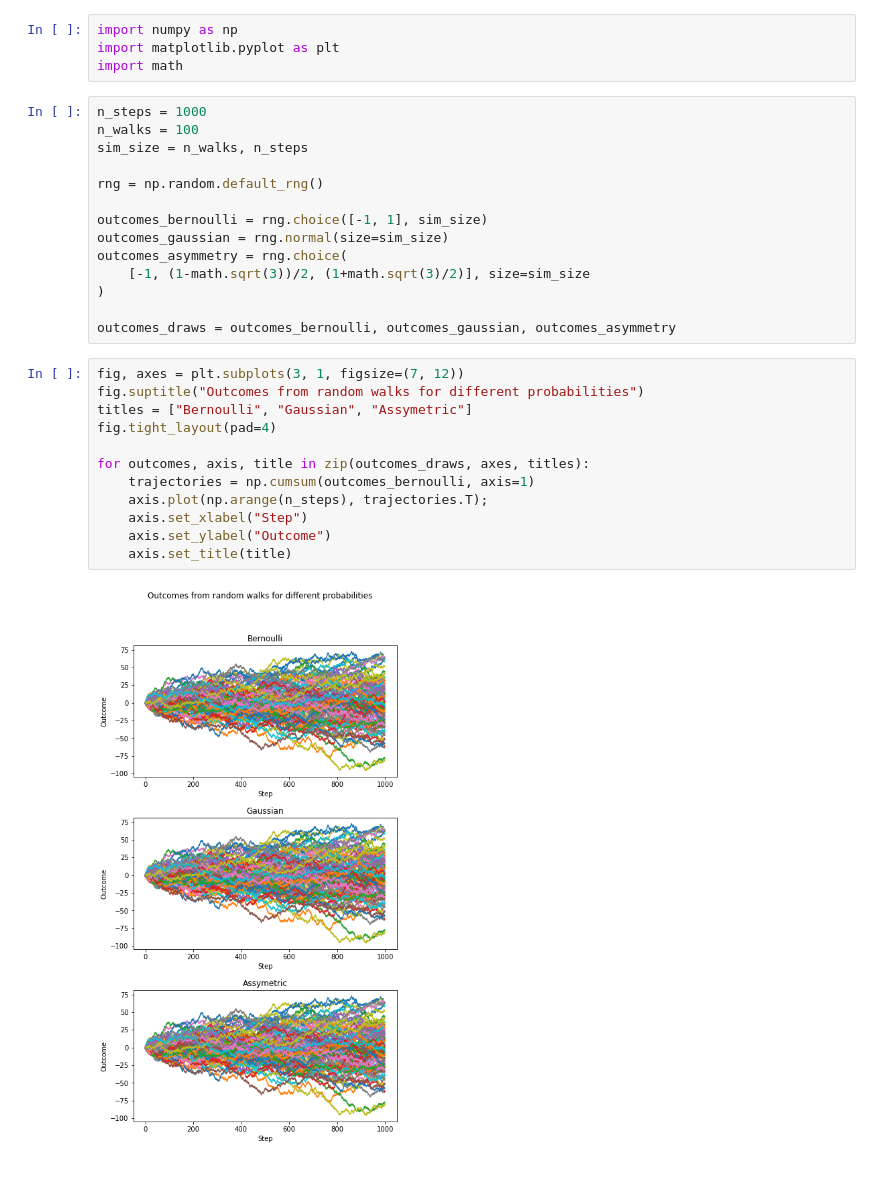
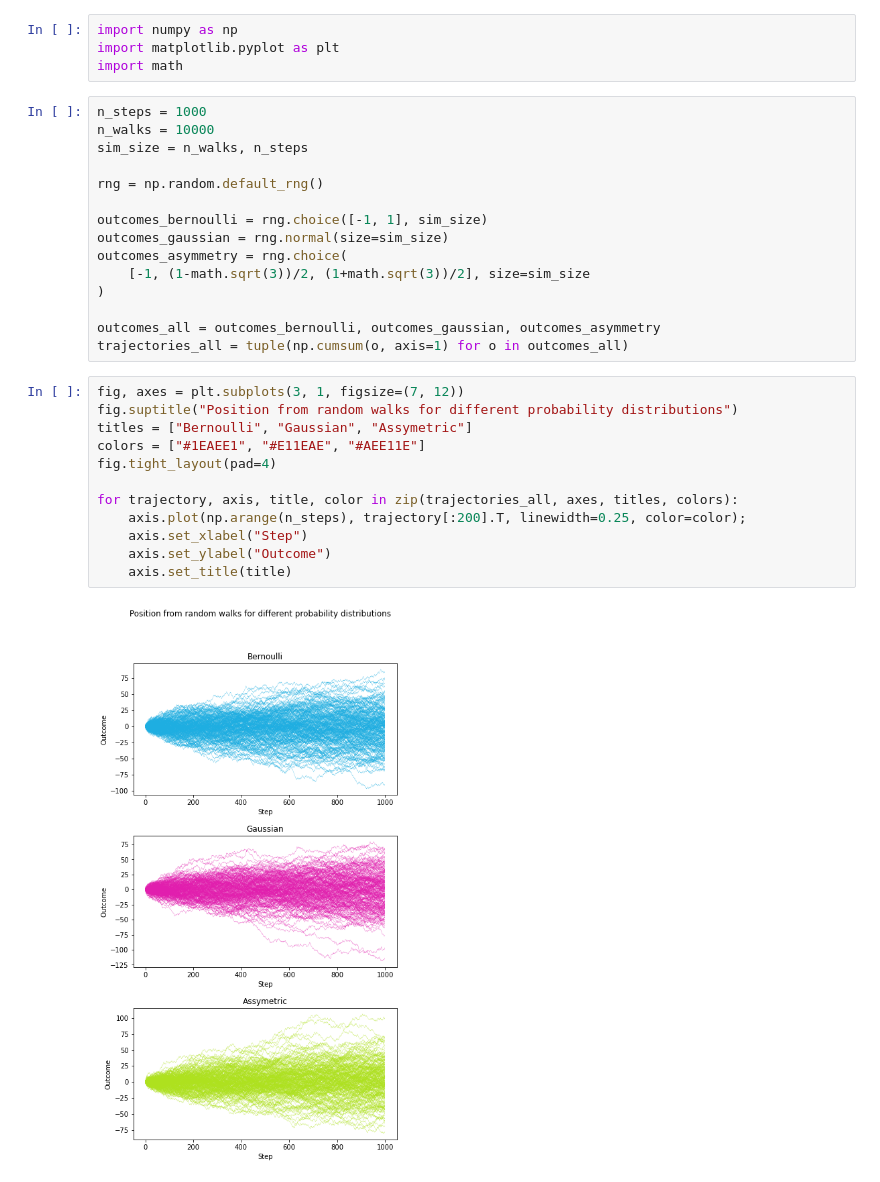
Before and after one commit to gasparyanartur/simulation-of-complex-systems-solutions, a Jupyter notebook: chapter-5/chapter-5.ipynb, the cells around one changed output. Saved outputs shown, nothing was run; the diff lists cells and outputs as text.

```diff
--- a/chapter-5/chapter-5.ipynb
+++ b/chapter-5/chapter-5.ipynb
@@ -10,7 +10,7 @@ import matplotlib.pyplot as plt
 import math
 # %%
 n_steps = 1000
-n_walks = 100
+n_walks = 10000
 sim_size = n_walks, n_steps
 
 rng = np.random.default_rng()
@@ -18,21 +18,22 @@ rng = np.random.default_rng()
 outcomes_bernoulli = rng.choice([-1, 1], sim_size)
 outcomes_gaussian = rng.normal(size=sim_size)
 outcomes_asymmetry = rng.choice(
-    [-1, (1-math.sqrt(3))/2, (1+math.sqrt(3)/2)], size=sim_size
+    [-1, (1-math.sqrt(3))/2, (1+math.sqrt(3))/2], size=sim_size
 )
 
-outcomes_draws = outcomes_bernoulli, outcomes_gaussian, outcomes_asymmetry
+outcomes_all = outcomes_bernoulli, outcomes_gaussian, outcomes_asymmetry
+trajectories_all = tuple(np.cumsum(o, axis=1) for o in outcomes_all)
 # %%
 fig, axes = plt.subplots(3, 1, figsize=(7, 12))
-fig.suptitle("Outcomes from random walks for different probabilities")
+fig.suptitle("Position from random walks for different probability distributions")
 titles = ["Bernoulli", "Gaussian", "Assymetric"]
+colors = ["#1EAEE1", "#E11EAE", "#AEE11E"]
 fig.tight_layout(pad=4)
 
-for outcomes, axis, title in zip(outcomes_draws, axes, titles):
-    trajectories = np.cumsum(outcomes_bernoulli, axis=1)
-    axis.plot(np.arange(n_steps), trajectories.T);
+for trajectory, axis, title, color in zip(trajectories_all, axes, titles, colors):
+    axis.plot(np.arange(n_steps), trajectory[:200].T, linewidth=0.25, color=color);
     axis.set_xlabel("Step")
     axis.set_ylabel("Outcome")
     axis.set_title(title)
 # %% [output]
-[figure, old version]
+[figure, new version]
```
Also changed, not shown: parts of 1 cell of this notebook.
